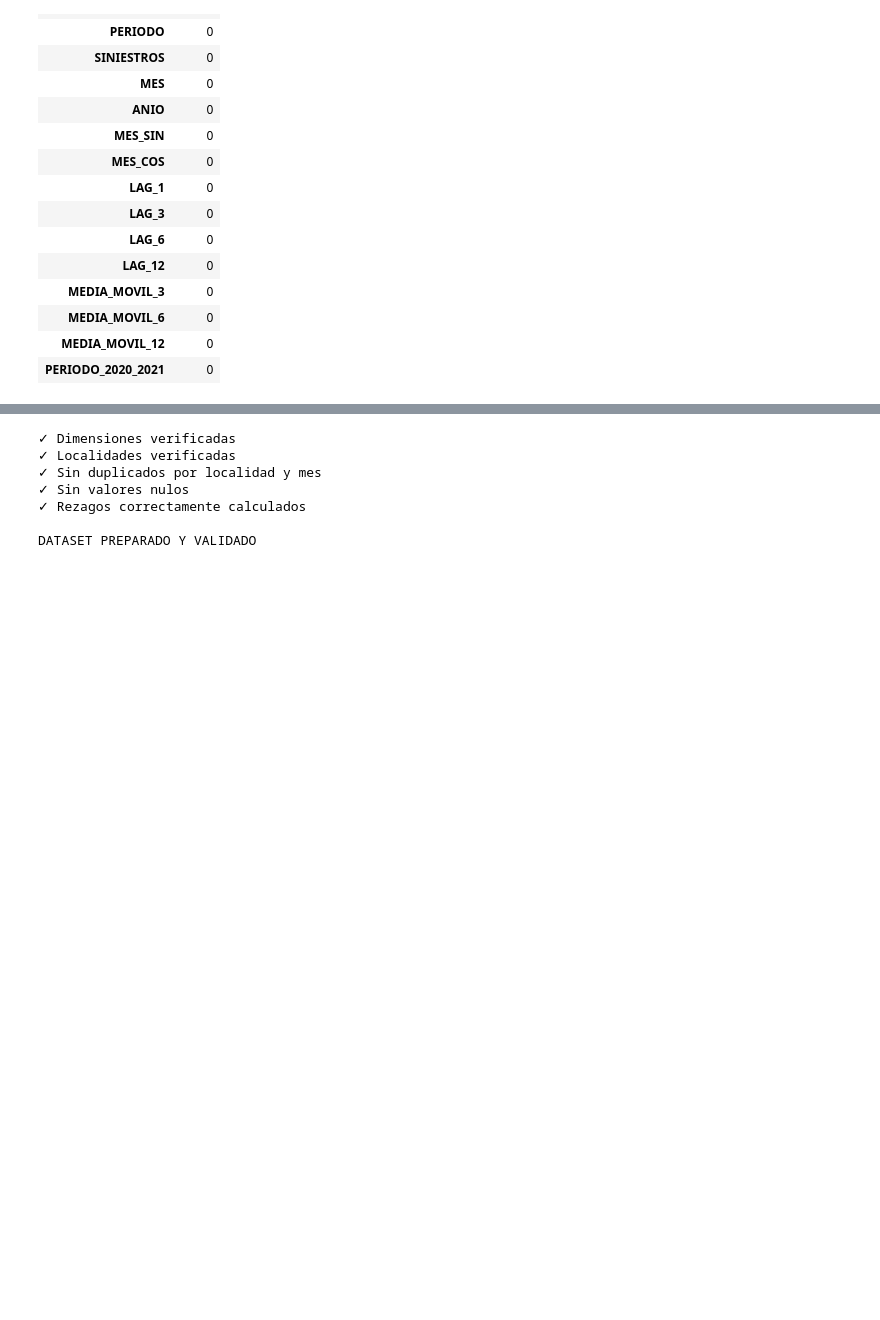
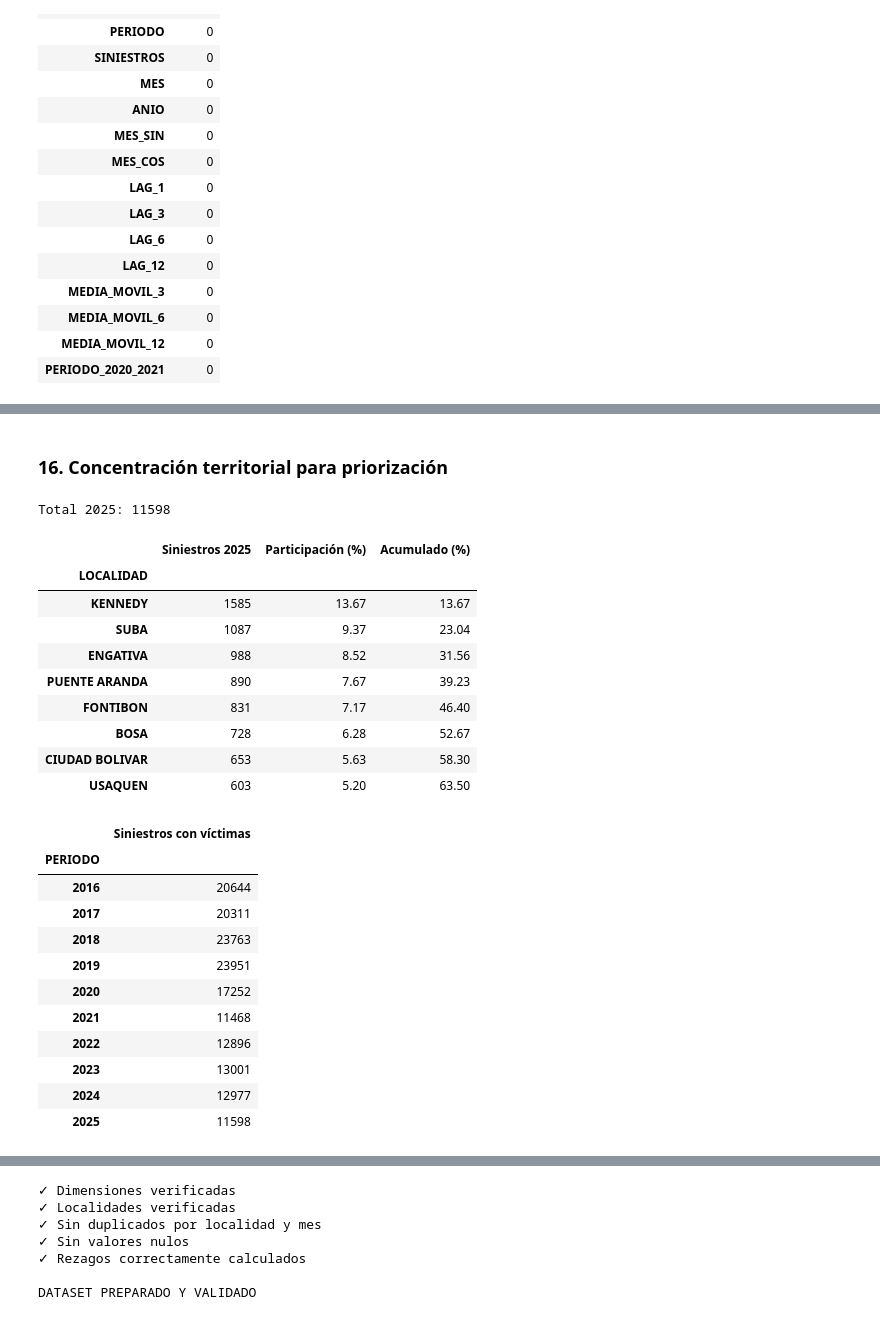
Before and after one commit to AndruTP/DSA-Siniestralidad-Bogota, a Jupyter notebook: SINIESTROS_BOGOTA.ipynb, the cells around one changed output, grey strips where cells are left out. Cells and saved outputs as stored; diff of their text form; code cells hidden in the pictures; blank space fills up the shorter version.

```diff
--- a/SINIESTROS_BOGOTA.ipynb
+++ b/SINIESTROS_BOGOTA.ipynb
@@ -1540,0 +1724,50 @@ Valores nulos:
+# %% [markdown]
+### 16. Concentración territorial para priorización
+# %%
+# ========================================================
+# 16. CONCENTRACIÓN DE SINIESTROS CON VÍCTIMAS EN 2025
+# ========================================================
+
+total_2025 = (
+    panel.loc[panel["PERIODO"].dt.year == 2025]
+    .groupby("LOCALIDAD")["SINIESTROS"].sum()
+    .sort_values(ascending=False)
+)
+
+concentracion = pd.DataFrame({
+    "Siniestros 2025": total_2025,
+    "Participación (%)": 100 * total_2025 / total_2025.sum(),
+})
+concentracion["Acumulado (%)"] = concentracion["Participación (%)"].cumsum()
+
+print("Total 2025:", int(total_2025.sum()))
+display(concentracion.head(8).round(2))
+
+serie_anual_victimas = (
+    panel.groupby(panel["PERIODO"].dt.year)["SINIESTROS"].sum()
+)
+display(serie_anual_victimas.to_frame("Siniestros con víctimas"))
+# %% [output]
+Total 2025: 11598
+|  | Siniestros 2025 | Participación (%) | Acumulado (%) |
+| LOCALIDAD |  |  |  |
+| KENNEDY | 1585 | 13.67 | 13.67 |
+| SUBA | 1087 | 9.37 | 23.04 |
+| ENGATIVA | 988 | 8.52 | 31.56 |
+| PUENTE ARANDA | 890 | 7.67 | 39.23 |
+| FONTIBON | 831 | 7.17 | 46.40 |
+| BOSA | 728 | 6.28 | 52.67 |
+| CIUDAD BOLIVAR | 653 | 5.63 | 58.30 |
+| USAQUEN | 603 | 5.20 | 63.50 |
+|  | Siniestros con víctimas |
+| PERIODO |  |
+| 2016 | 20644 |
+| 2017 | 20311 |
+| 2018 | 23763 |
+| 2019 | 23951 |
+| 2020 | 17252 |
+| 2021 | 11468 |
+| 2022 | 12896 |
+| 2023 | 13001 |
+| 2024 | 12977 |
+| 2025 | 11598 |
```
Also changed, not shown: parts of 13 cells of this notebook.
